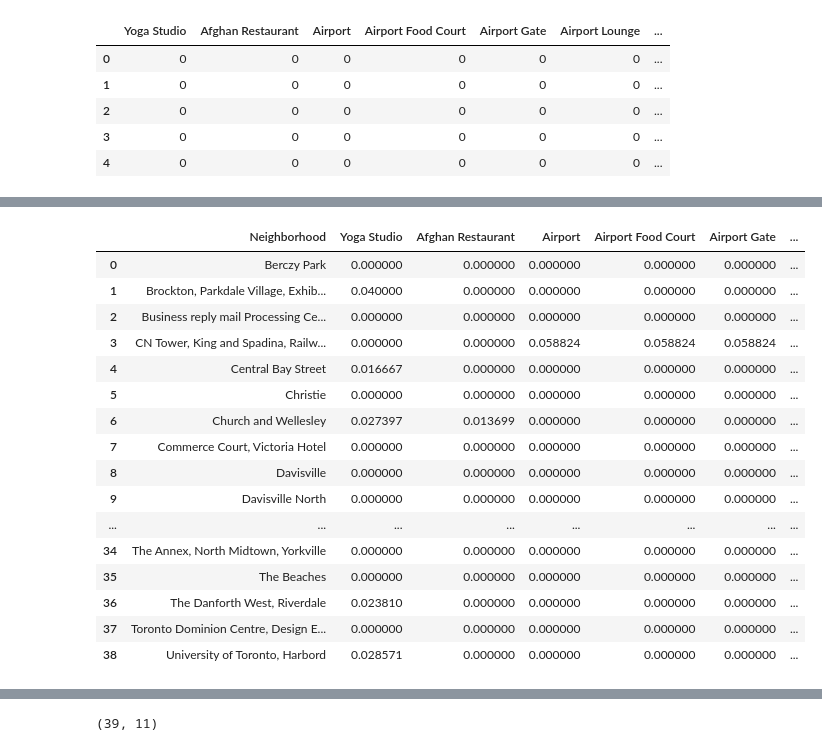
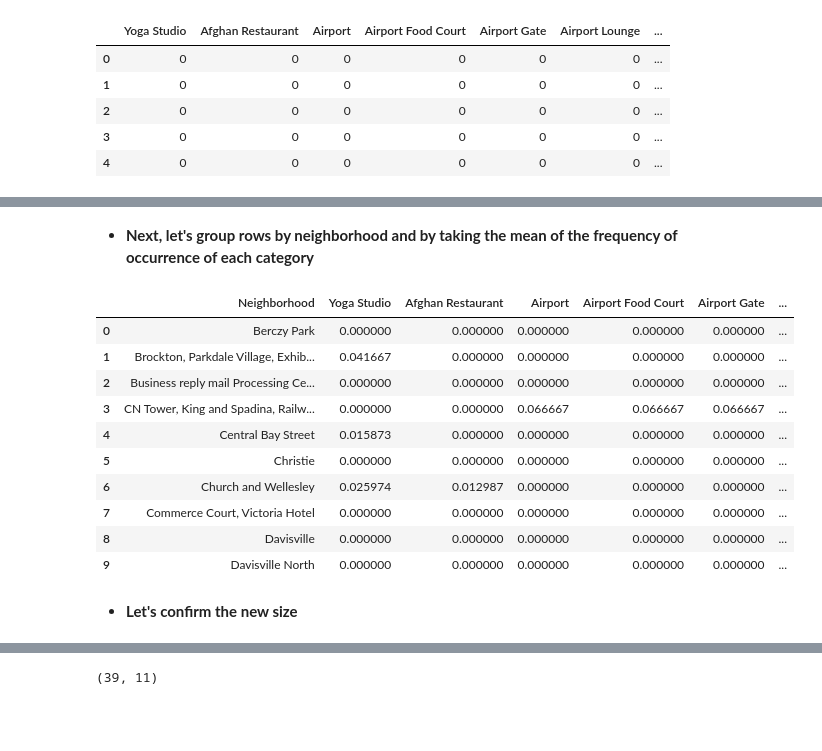
Before and after one commit to chiragsable/Coursera_Capstone, a Jupyter notebook: Segmenting_and_Clustering_Neighborhoods_in_Toronto.ipynb, the cells around one changed output, grey strips where cells are left out. Drawn from its saved outputs; the diff is of its cells as text; code cells hidden in the pictures; blank space fills up the shorter version.

```diff
--- a/Segmenting_and_Clustering_Neighborhoods_in_Toronto.ipynb
+++ b/Segmenting_and_Clustering_Neighborhoods_in_Toronto.ipynb
@@ -446,0 +450,5 @@ Your credentails:
+# %%
+radius = 500
+LIMIT = 100
+url = 'https://api.foursquare.com/v2/venues/explore?client_id={}&client_secret={}&ll={},{}&v={}&radius={}&limit={}'.format(CLIENT_ID, CLIENT_SECRET,neighborhood_latitude, neighborhood_longitude, VERSION, radius, LIMIT)
+url
@@ -446,0 +459,3 @@ Your credentails:
+# %%
+results = requests.get(url).json()
+results
@@ -446,0 +482,12 @@ Your credentails:
+# %%
+# function that extracts the category of the venue
+def get_category_type(row):
+    try:
+        categories_list = row['categories']
+    except:
+        categories_list = row['venue.categories']
+
+    if(len(categories_list) == 0):
+        return None
+    else:
+        return categories_list[0]['name']
@@ -446,0 +496,16 @@ Your credentails:
+# %%
+venues = results['response']['groups'][0]['items']
+
+nearby_venues = json_normalize(venues) # flatten json
+
+# filter columns
+filtered_columns = ['venue.name', 'venue.categories', 'venue.location.lat', 'venue.location.lng']
+nearby_venues = nearby_venues.loc[:, filtered_columns]
+
+# filter the category for each row
+nearby_venues['venue.categories'] = nearby_venues.apply(get_category_type, axis = 1)
+
+# clean columns
+nearby_venues.columns = [col.split(".")[-1] for col in nearby_venues.columns]
+
+nearby_venues.head()
@@ -569,24 +661,22 @@ toronto_onehot.shape
+# %% [markdown]
+* **Next, let's group rows by neighborhood and by taking the mean of the frequency of occurrence of each category**
 # %%
 toronto_grouped = toronto_onehot.groupby('Neighborhood').mean().reset_index()
-toronto_grouped
+toronto_grouped.head(10)
 # %% [output]
 |  | Neighborhood | Yoga Studio | Afghan Restaurant | Airport | Airport Food Court | Airport Gate | ... |
 | 0 | Berczy Park | 0.000000 | 0.000000 | 0.000000 | 0.000000 | 0.000000 | ... |
-| 1 | Brockton, Parkdale Village, Exhib... | 0.040000 | 0.000000 | 0.000000 | 0.000000 | 0.000000 | ... |
+| 1 | Brockton, Parkdale Village, Exhib... | 0.041667 | 0.000000 | 0.000000 | 0.000000 | 0.000000 | ... |
 | 2 | Business reply mail Processing Ce... | 0.000000 | 0.000000 | 0.000000 | 0.000000 | 0.000000 | ... |
-| 3 | CN Tower, King and Spadina, Railw... | 0.000000 | 0.000000 | 0.058824 | 0.058824 | 0.058824 | ... |
-| 4 | Central Bay Street | 0.016667 | 0.000000 | 0.000000 | 0.000000 | 0.000000 | ... |
+| 3 | CN Tower, King and Spadina, Railw... | 0.000000 | 0.000000 | 0.066667 | 0.066667 | 0.066667 | ... |
+| 4 | Central Bay Street | 0.015873 | 0.000000 | 0.000000 | 0.000000 | 0.000000 | ... |
 | 5 | Christie | 0.000000 | 0.000000 | 0.000000 | 0.000000 | 0.000000 | ... |
-| 6 | Church and Wellesley | 0.027397 | 0.013699 | 0.000000 | 0.000000 | 0.000000 | ... |
+| 6 | Church and Wellesley | 0.025974 | 0.012987 | 0.000000 | 0.000000 | 0.000000 | ... |
 | 7 | Commerce Court, Victoria Hotel | 0.000000 | 0.000000 | 0.000000 | 0.000000 | 0.000000 | ... |
 | 8 | Davisville | 0.000000 | 0.000000 | 0.000000 | 0.000000 | 0.000000 | ... |
 | 9 | Davisville North | 0.000000 | 0.000000 | 0.000000 | 0.000000 | 0.000000 | ... |
-| ... | ... | ... | ... | ... | ... | ... | ... |
-| 34 | The Annex, North Midtown, Yorkville | 0.000000 | 0.000000 | 0.000000 | 0.000000 | 0.000000 | ... |
-| 35 | The Beaches | 0.000000 | 0.000000 | 0.000000 | 0.000000 | 0.000000 | ... |
-| 36 | The Danforth West, Riverdale | 0.023810 | 0.000000 | 0.000000 | 0.000000 | 0.000000 | ... |
-| 37 | Toronto Dominion Centre, Design E... | 0.000000 | 0.000000 | 0.000000 | 0.000000 | 0.000000 | ... |
-| 38 | University of Toronto, Harbord | 0.028571 | 0.000000 | 0.000000 | 0.000000 | 0.000000 | ... |
+# %% [markdown]
+* **Let's confirm the new size**
 # %%
 toronto_grouped.shape
 # %% [output]
```
Also changed, not shown: parts of 101 cells of this notebook.
